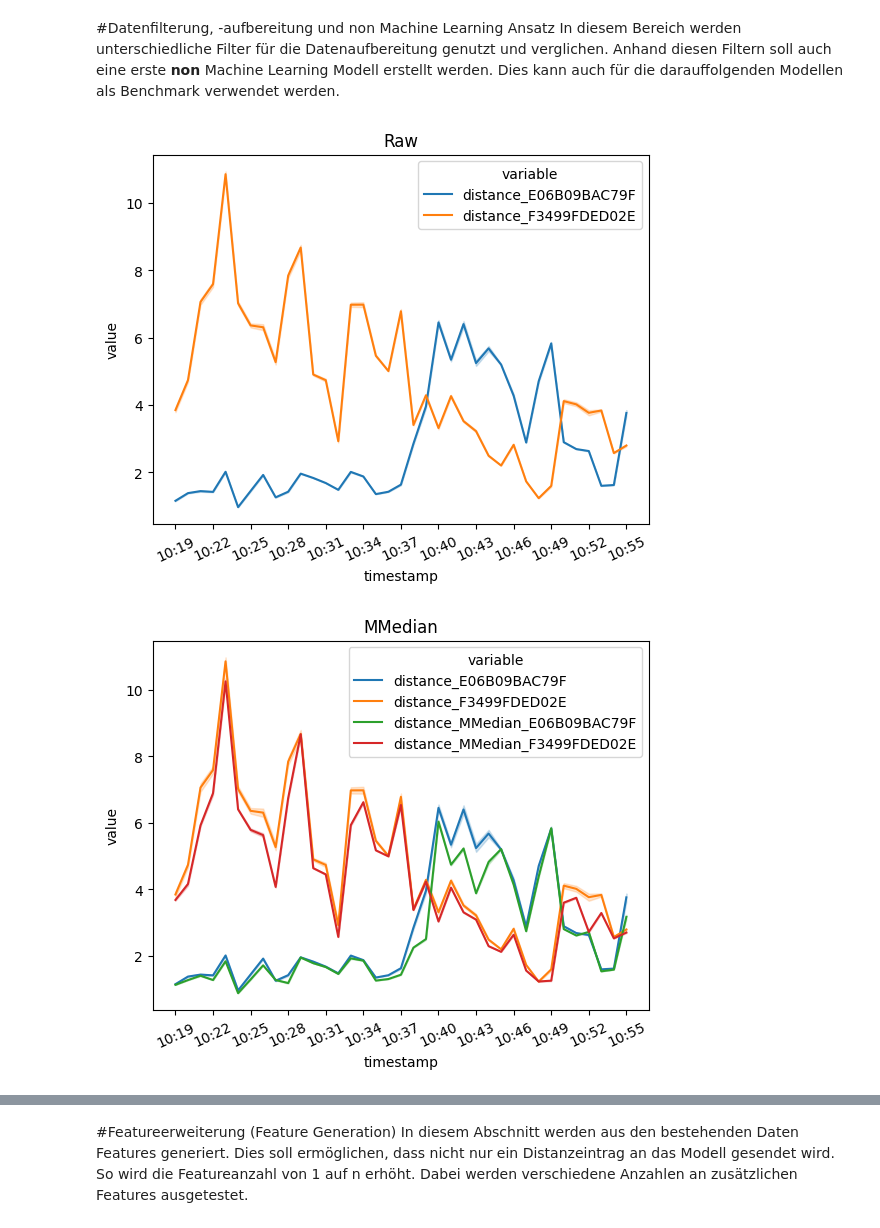
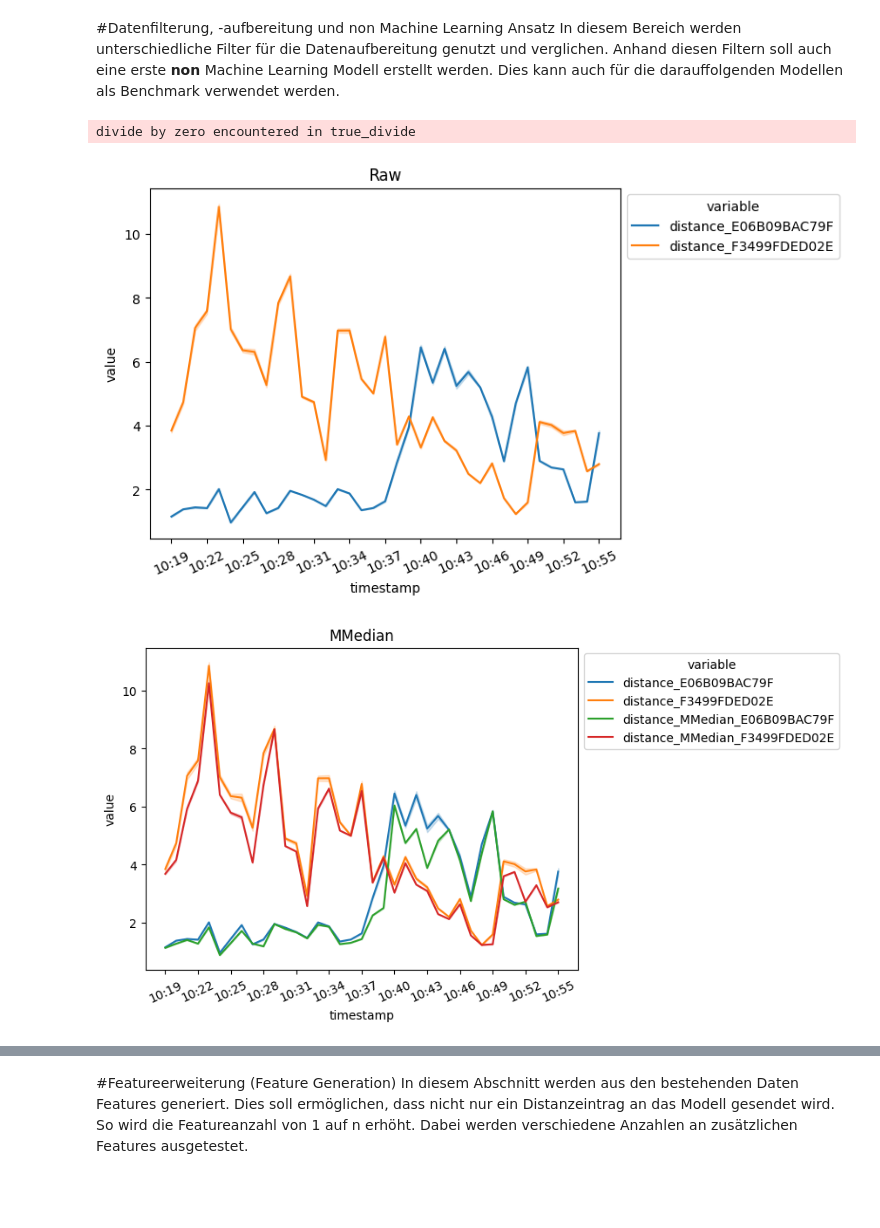
Before and after one commit to wagneced/IndoorTrackingML, a Jupyter notebook: IndoorTrackingML.ipynb, the cells around one changed output, grey strips where cells are left out. Drawn from its saved outputs; the diff is of its cells as text; code cells hidden in the pictures; blank space fills up the shorter version.

```diff
--- a/IndoorTrackingML.ipynb
+++ b/IndoorTrackingML.ipynb
@@ -313,6 +316,7 @@ gateways = masterDf.gateway.unique()
 
 for gateway in gateways:
   tempDf = masterDf.loc[masterDf.gateway == gateway].copy()
+  tempDf.distance = tempDf.distance.round(3)
   tempDf['InRoom'] = [1 if (gateway2Tag.get(gateway) == tag) else 0 for tag in tempDf.tag]
   masterDict[gateway] = {'data': tempDf}
 # %% [markdown]
@@ -337,14 +341,14 @@ for key in masterDict.keys():
     distance = tempDf.loc[(tempDf.majorminor == majorminor)].distance
     #Moving Median filter
     arrayDistanceMovingMedian = distance.rolling(window=window_size).median().to_numpy()
-    tempDf.loc[(tempDf.majorminor == majorminor), distance_moving_median] = arrayDistanceMovingMedian
+    tempDf.loc[(tempDf.majorminor == majorminor), distance_moving_median] = arrayDistanceMovingMedian.round(3)
     #Sliding Window / moving mean filter
     arrayDistanceMovingMean = distance.rolling(window=window_size).mean().to_numpy()
-    tempDf.loc[(tempDf.majorminor == majorminor), distance_moving_mean] = arrayDistanceMovingMean
+    tempDf.loc[(tempDf.majorminor == majorminor), distance_moving_mean] = arrayDistanceMovingMean.round(3)
 
     #Wiener Filter
     arrayDistanceWiener = wiener(distance.to_numpy(),mysize=window_size)
-    tempDf.loc[(tempDf.majorminor == majorminor), distance_wiener] = arrayDistanceWiener
+    tempDf.loc[(tempDf.majorminor == majorminor), distance_wiener] = arrayDistanceWiener.round(3)
 
     #Kalman filter
     #Uses standard setting and EM algorithmen to optimize em variables such as via .em function
@@ -353,39 +357,41 @@ for key in masterDict.keys():
     #n_iter prevents overfitting of EM fitting and smooth predicts rssi values
     #[0][:,0] selects the predicted rssi values of the returned array
     arrayDistanceKalman = kf.em(distance, n_iter=5).smooth(distance)[0][:,0]
-    tempDf.loc[(tempDf.majorminor == majorminor), distance_kalman] = arrayDistanceKalman
+    tempDf.loc[(tempDf.majorminor == majorminor), distance_kalman] = arrayDistanceKalman.round(3)
   masterDict[key]['data'] = tempDf
+# %% [output]
+divide by zero encountered in true_divide
 # %%
 #Important currently just plotted for first majorminor entry (see line with filteredDf.loc for this)
 selectedMajorminor = masterDf.majorminor.unique()[0]
 
 for key in dict_filter_distance_columns.keys():
   #Predefine column selection for plots
   columnSelection = ['distance'] + [dict_filter_distance_columns.get(key)] + ['timestamp']
   df = pd.DataFrame(columns=columnSelection)
   for gateway in masterDict.keys():
     #Load data
     tempDf = masterDict.get(gateway).get('data')
     #Reducing entry for specified majorminor and columns
     tempDf = tempDf.loc[tempDf.majorminor == selectedMajorminor,columnSelection]
     #Casting timestamp to a certain format for illustration
     tempDf.timestamp = pd.to_datetime(tempDf.timestamp,unit='s').dt.strftime('%H:%M')
     #Preparation for different naming in plot
     tempDf = tempDf.rename(columns={c: c+'_'+gateway for c in tempDf.columns if c.startswith('distance')})
     if len(df) > 0:
       df = pd.merge(tempDf, df,on=['timestamp'],how='outer')
     else:
       df = tempDf
   #Used for df mutation for direct polting
   df = pd.melt(df, ['timestamp']).sort_values(['timestamp','variable'])
   ax = sns.lineplot(x='timestamp', y='value', hue='variable',
                     data=df)
   #Setting three minutes jumps in timestamp and other stylings on x-axies
   ax.set_xticks(ax.get_xticks()[::3])
   ax.set_xticklabels(ax.get_xticklabels(), rotation=25)
   plt.title(key)
-  #sns.move_legend(ax, "upper left", bbox_to_anchor=(1, 1))
+  sns.move_legend(ax, "upper left", bbox_to_anchor=(1, 1))
   plt.show()
 # %% [output]
-[figure, old version]
+[figure, new version]
-[figure, old version]
+[figure, new version]
```
Also changed, not shown: parts of 8 cells of this notebook.
